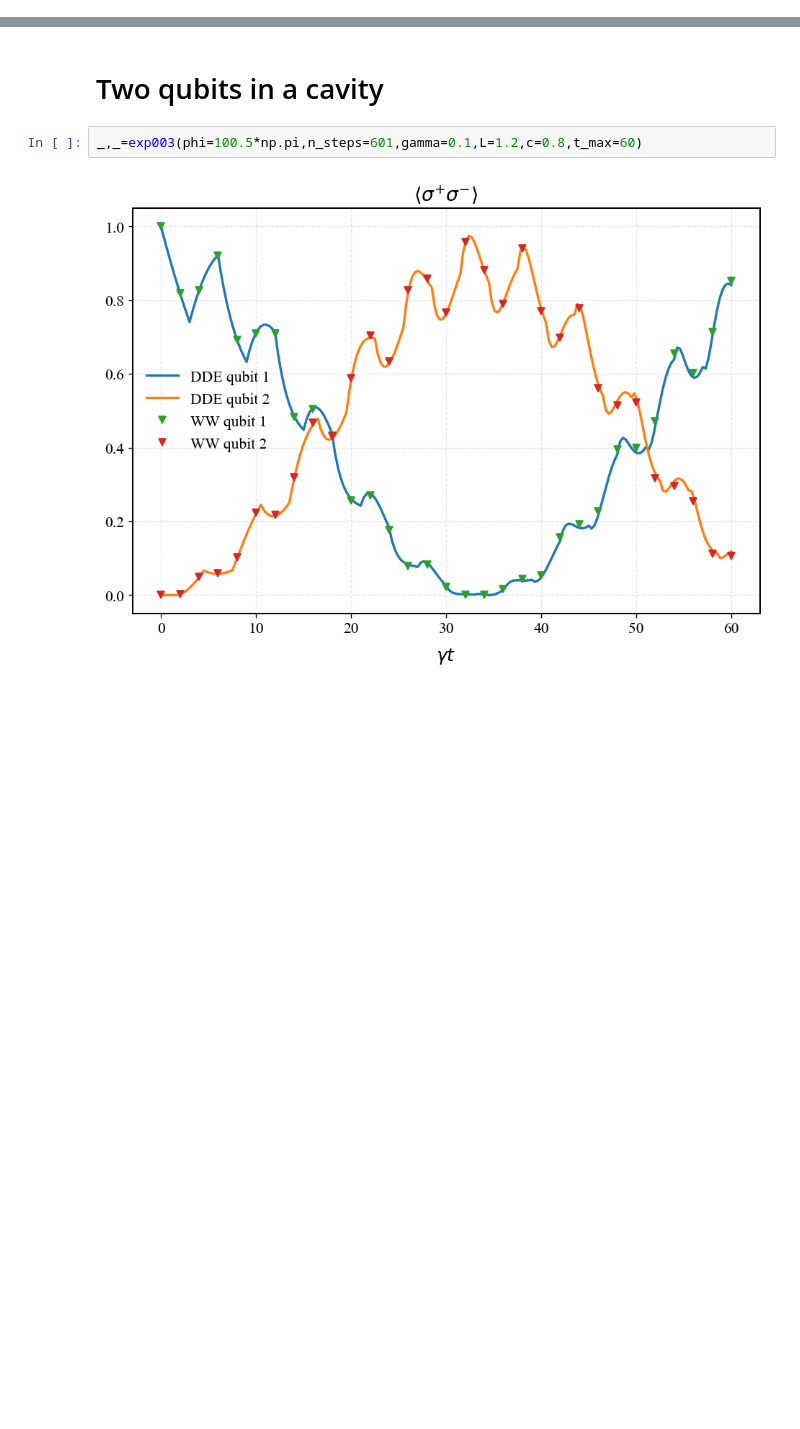
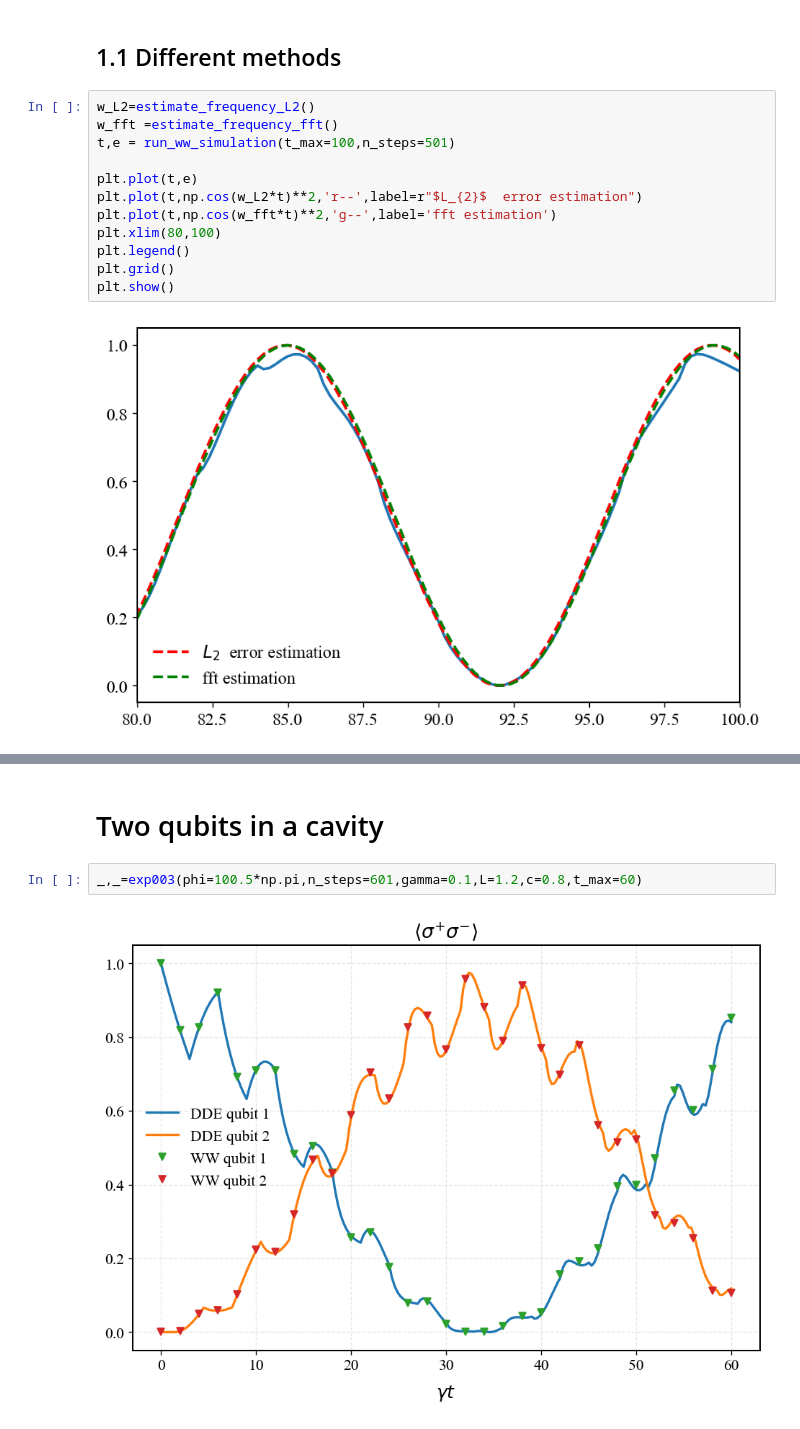
Before and after one commit to Taitoos2/non_markovian_qubit_swap, a Jupyter notebook: Idea_2.ipynb, the cells around one changed output, grey strips where cells are left out. Drawn from its saved outputs; the diff is of its cells as text; blank space fills up the shorter version.

```diff
--- a/Idea_2.ipynb
+++ b/Idea_2.ipynb
@@ -9,0 +21,16 @@ set_plot_style()
+# %% [markdown]
+## 1.1 Different methods
+# %%
+w_L2=estimate_frequency_L2()
+w_fft =estimate_frequency_fft()
+t,e = run_ww_simulation(t_max=100,n_steps=501)
+
+plt.plot(t,e)
+plt.plot(t,np.cos(w_L2*t)**2,'r--',label=r"$L_{2}$  error estimation")
+plt.plot(t,np.cos(w_fft*t)**2,'g--',label='fft estimation')
+plt.xlim(80,100)
+plt.legend()
+plt.grid()
+plt.show()
+# %% [output]
+[figure, added]
```
Also changed, not shown: parts of 13 cells of this notebook, 1 other file.
